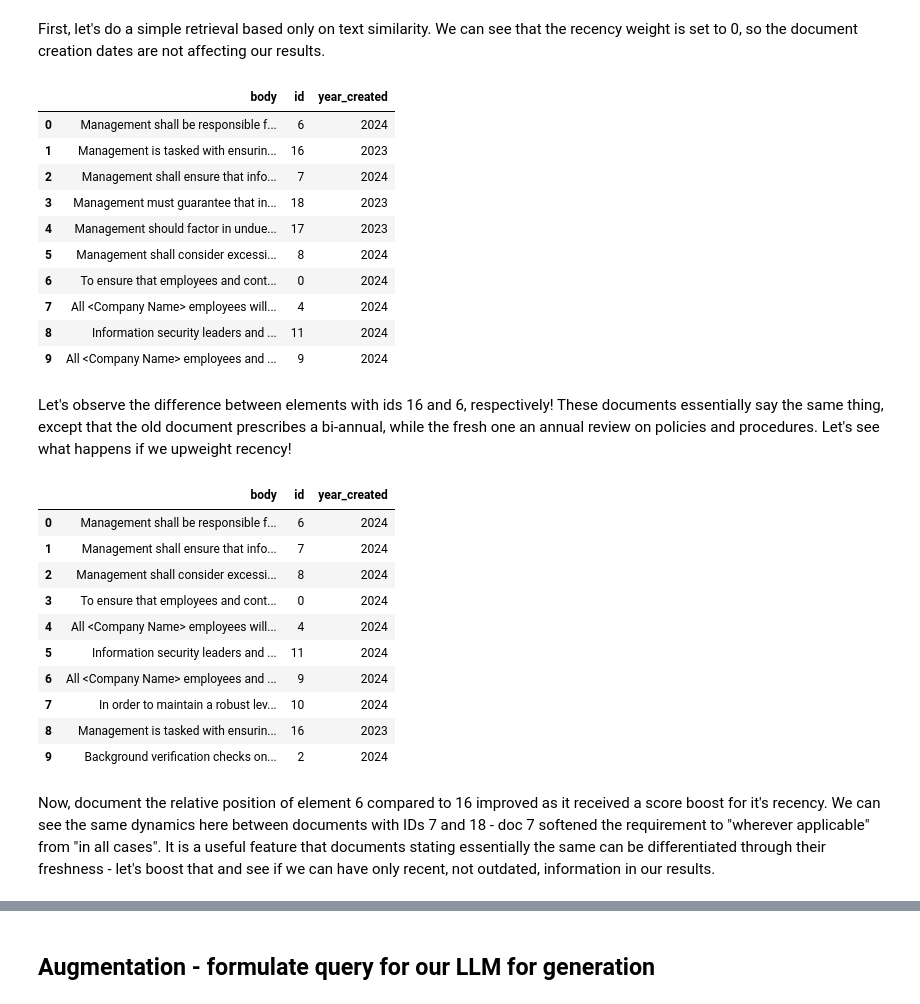
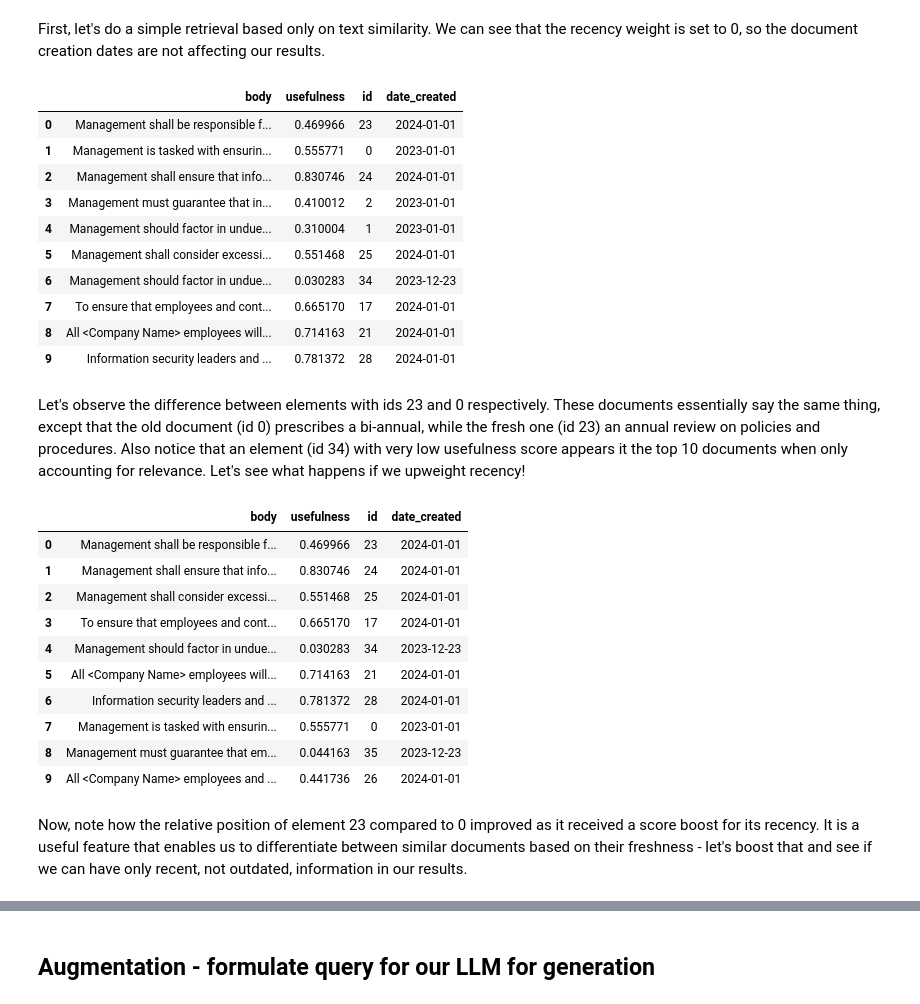
Before and after one commit to superlinked/superlinked, a Jupyter notebook: notebook/rag_hr_knowledgebase.ipynb, the cells around one changed output, grey strips where cells are left out. Drawn from its saved outputs; the diff is of its cells as text; code cells hidden in the pictures.

```diff
--- a/notebook/rag_hr_knowledgebase.ipynb
+++ b/notebook/rag_hr_knowledgebase.ipynb
@@ -114,6 +114,7 @@ class ParagraphSchema:
 # %%
 paragraph = ParagraphSchema()
 # %%
+%%capture
 # relevance space will encode our knowledgebase utilizing chunking to control the granularity of information
 relevance_space = TextSimilaritySpace(
     text=chunk(paragraph.body, chunk_size=100, chunk_overlap=20),
@@ -125,8 +126,12 @@ recency_space = RecencySpace(
     period_time_list=[PeriodTime(timedelta(days=300))],
     negative_filter=-0.25,
 )
+# usefulness is a ratio, so the relevant range is [0-1], and we prefer higher numbers
+usefulness_space = NumberSpace(
+    number=paragraph.usefulness, min_value=0.0, max_value=1.0, mode=Mode.MAXIMUM
+)
 # %%
-paragraph_index = Index([relevance_space, recency_space])
+paragraph_index = Index([relevance_space, recency_space, usefulness_space])
 paragraph_parser = DataFrameParser(
     paragraph, mapping={paragraph.id: "index", paragraph.created_at: "creation_date"}
 )
@@ -137,13 +142,14 @@ executor = InMemoryExecutor(
 app = executor.run()
 source.put([text_df])
 # %%
-# our simple query will make a search term possible, and gives us the opportunity to weight input aspects (relevance and recency against each other)
+# our simple query will make a search term possible, and gives us the opportunity to weight input aspects (relevance, recency and usefulness against each other)
 knowledgebase_query = (
     Query(
         paragraph_index,
         weights={
             relevance_space: Param("relevance_weight"),
             recency_space: Param("recency_weight"),
+            usefulness_space: Param("usefulness_weight"),
         },
     )
     .find(paragraph)
@@ -156,7 +162,7 @@ knowledgebase_query = (
 def present_result(result: Result):
     """A small helper function to present our query results"""
     df = result.to_pandas()
-    df["year_created"] = [datetime.fromtimestamp(ts).year for ts in df["created_at"]]
+    df["date_created"] = [datetime.fromtimestamp(ts).date() for ts in df["created_at"]]
     return df.drop("created_at", axis=1)
 # %%
 initial_query_text: str = "What should management monitor?"
@@ -165,51 +171,53 @@ First, let's do a simple retrieval based only on text similarity. We can see tha
 # %%
 only_relevance_result = app.query(
     knowledgebase_query,
     relevance_weight=1,
     recency_weight=0,
+    usefulness_weight=0,
     search_query=initial_query_text,
     limit=TOP_N,
 )
 
 present_result(only_relevance_result)
 # %% [output]
-|  | body | id | year_created |
-| 0 | Management shall be responsible f... | 6 | 2024 |
-| 1 | Management is tasked with ensurin... | 16 | 2023 |
-| 2 | Management shall ensure that info... | 7 | 2024 |
-| 3 | Management must guarantee that in... | 18 | 2023 |
-| 4 | Management should factor in undue... | 17 | 2023 |
-| 5 | Management shall consider excessi... | 8 | 2024 |
-| 6 | To ensure that employees and cont... | 0 | 2024 |
-| 7 | All <Company Name> employees will... | 4 | 2024 |
-| 8 | Information security leaders and ... | 11 | 2024 |
-| 9 | All <Company Name> employees and ... | 9 | 2024 |
+|  | body | usefulness | id | date_created |
+| 0 | Management shall be responsible f... | 0.469966 | 23 | 2024-01-01 |
+| 1 | Management is tasked with ensurin... | 0.555771 | 0 | 2023-01-01 |
+| 2 | Management shall ensure that info... | 0.830746 | 24 | 2024-01-01 |
+| 3 | Management must guarantee that in... | 0.410012 | 2 | 2023-01-01 |
+| 4 | Management should factor in undue... | 0.310004 | 1 | 2023-01-01 |
+| 5 | Management shall consider excessi... | 0.551468 | 25 | 2024-01-01 |
+| 6 | Management should factor in undue... | 0.030283 | 34 | 2023-12-23 |
+| 7 | To ensure that employees and cont... | 0.665170 | 17 | 2024-01-01 |
+| 8 | All <Company Name> employees will... | 0.714163 | 21 | 2024-01-01 |
+| 9 | Information security leaders and ... | 0.781372 | 28 | 2024-01-01 |
 # %% [markdown]
-Let's observe the difference between elements with ids 16 and 6, respectively! These documents essentially say the same thing, except that the old document prescribes a bi-annual, while the fresh one an annual review on policies and procedures. Let's see what happens if we upweight recency!
+Let's observe the difference between elements with ids 23 and 0 respectively. These documents essentially say the same thing, except that the old document (id 0) prescribes a bi-annual, while the fresh one (id 23) an annual review on policies and procedures. Also notice that an element (id 34) with very low usefulness score appears it the top 10 documents when only accounting for relevance. Let's see what happens if we upweight recency!
 # %%
 mild_recency_result = app.query(
     knowledgebase_query,
     relevance_weight=1,
-    recency_weight=0.15,
+    recency_weight=0.10,
+    usefulness_weight=0,
     search_query=initial_query_text,
     limit=TOP_N,
 )
 
 present_result(mild_recency_result)
 # %% [output]
-|  | body | id | year_created |
-| 0 | Management shall be responsible f... | 6 | 2024 |
-| 1 | Management shall ensure that info... | 7 | 2024 |
-| 2 | Management shall consider excessi... | 8 | 2024 |
-| 3 | To ensure that employees and cont... | 0 | 2024 |
-| 4 | All <Company Name> employees will... | 4 | 2024 |
-| 5 | Information security leaders and ... | 11 | 2024 |
-| 6 | All <Company Name> employees and ... | 9 | 2024 |
-| 7 | In order to maintain a robust lev... | 10 | 2024 |
-| 8 | Management is tasked with ensurin... | 16 | 2023 |
-| 9 | Background verification checks on... | 2 | 2024 |
+|  | body | usefulness | id | date_created |
+| 0 | Management shall be responsible f... | 0.469966 | 23 | 2024-01-01 |
+| 1 | Management shall ensure that info... | 0.830746 | 24 | 2024-01-01 |
+| 2 | Management shall consider excessi... | 0.551468 | 25 | 2024-01-01 |
+| 3 | To ensure that employees and cont... | 0.665170 | 17 | 2024-01-01 |
+| 4 | Management should factor in undue... | 0.030283 | 34 | 2023-12-23 |
+| 5 | All <Company Name> employees will... | 0.714163 | 21 | 2024-01-01 |
+| 6 | Information security leaders and ... | 0.781372 | 28 | 2024-01-01 |
+| 7 | Management is tasked with ensurin... | 0.555771 | 0 | 2023-01-01 |
+| 8 | Management must guarantee that em... | 0.044163 | 35 | 2023-12-23 |
+| 9 | All <Company Name> employees and ... | 0.441736 | 26 | 2024-01-01 |
 # %% [markdown]
-Now, document the relative position of element 6 compared to 16 improved as it received a score boost for it's recency. We can see the same dynamics here between documents with IDs 7 and 18 - doc 7 softened the requirement to "wherever applicable" from "in all cases". It is a useful feature that documents stating essentially the same can be differentiated through their freshness - let's boost that and see if we can have only recent, not outdated, information in our results.
+Now, note how the relative position of element 23 compared to 0 improved as it received a score boost for its recency. It is a useful feature that enables us to differentiate between similar documents based on their freshness - let's boost that and see if we can have only recent, not outdated, information in our results.
 # %%
 normal_recency_result = app.query(
     knowledgebase_query,
```
Also changed, not shown: parts of 18 cells of this notebook, 18 other files.
